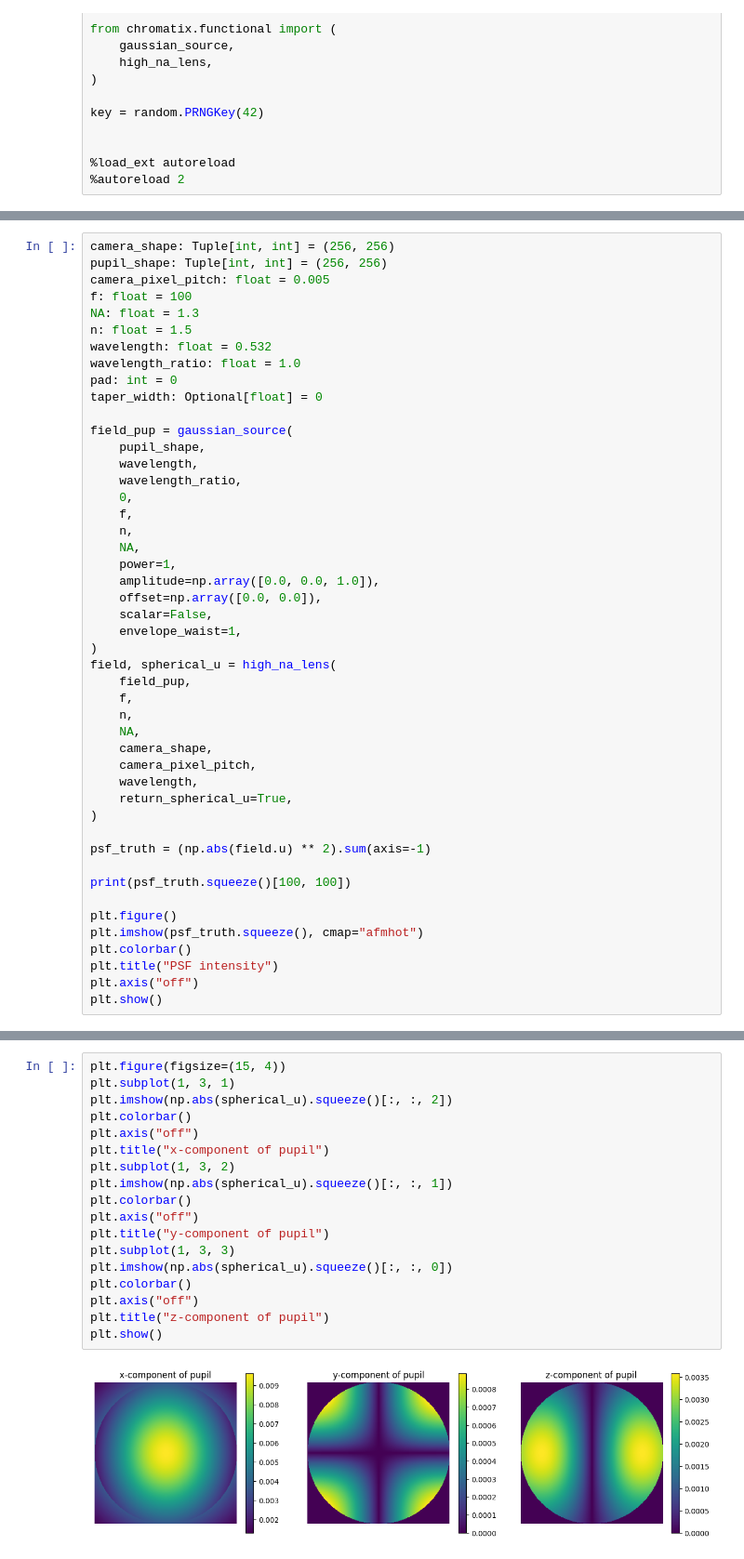
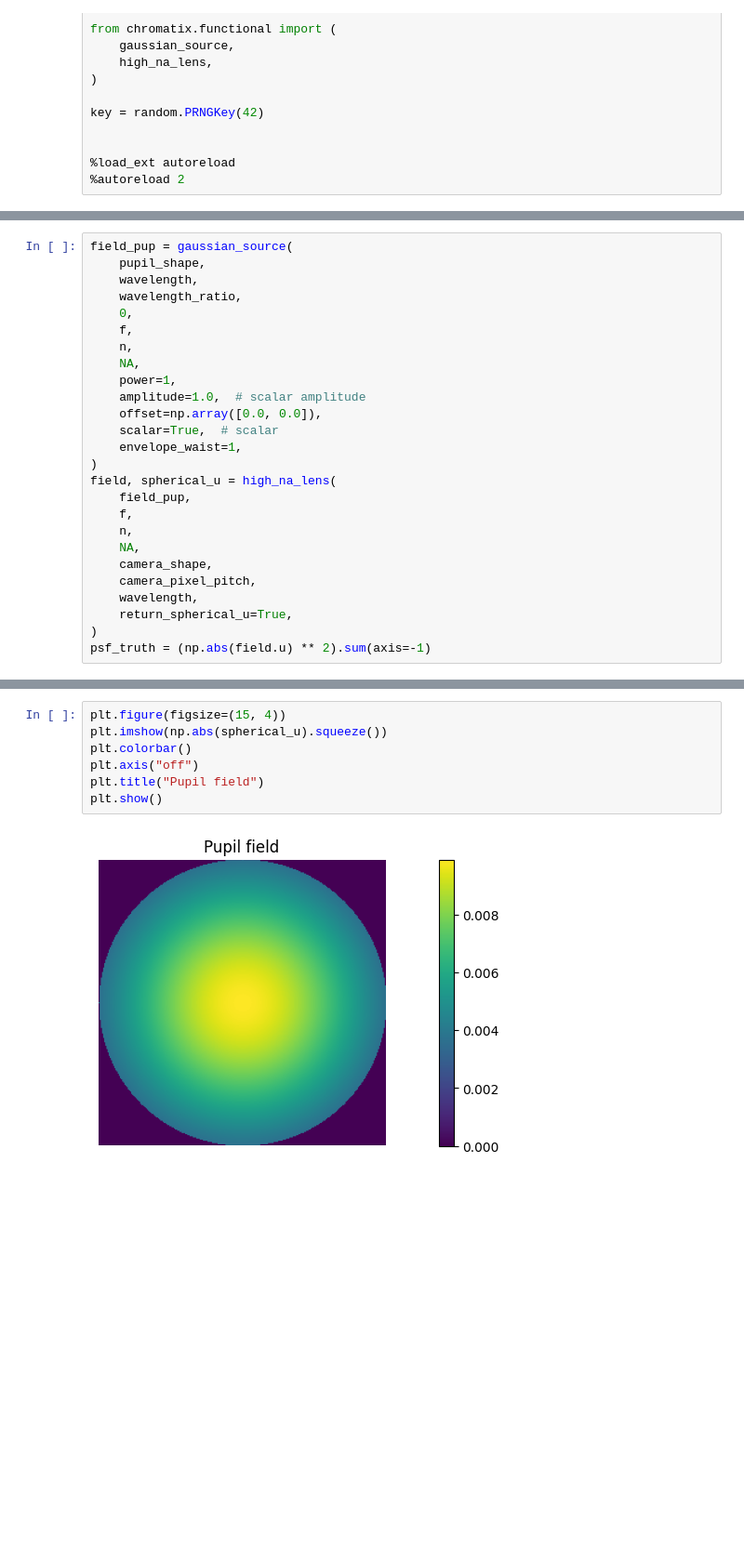
Before and after one commit to chromatix-team/chromatix, a Jupyter notebook: docs/examples/highNA_PSF.ipynb, the cells around one changed output, grey strips where cells are left out. Shown at 93% size. Saved outputs shown, nothing was run; the diff lists cells and outputs as text; blank space fills up the shorter version.

Commit message:
Make high NA codes work for scalar and vectorial

```diff
--- a/docs/examples/highNA_PSF.ipynb
+++ b/docs/examples/highNA_PSF.ipynb
@@ -24,15 +37,4 @@ key = random.PRNGKey(42)
 # %%
-camera_shape: Tuple[int, int] = (256, 256)
-pupil_shape: Tuple[int, int] = (256, 256)
-camera_pixel_pitch: float = 0.005
-f: float = 100
-NA: float = 1.3
-n: float = 1.5
-wavelength: float = 0.532
-wavelength_ratio: float = 1.0
-pad: int = 0
-taper_width: Optional[float] = 0
-
 field_pup = gaussian_source(
     pupil_shape,
     wavelength,
@@ -42,9 +44,9 @@ field_pup = gaussian_source(
     n,
     NA,
     power=1,
-    amplitude=np.array([0.0, 0.0, 1.0]),
+    amplitude=1.0,  # scalar amplitude
     offset=np.array([0.0, 0.0]),
-    scalar=False,
+    scalar=True,  # scalar
     envelope_waist=1,
 )
 field, spherical_u = high_na_lens(
@@ -57,14 +59,4 @@ field, spherical_u = high_na_lens(
     wavelength,
     return_spherical_u=True,
 )
-
 psf_truth = (np.abs(field.u) ** 2).sum(axis=-1)
-
-print(psf_truth.squeeze()[100, 100])
-
-plt.figure()
-plt.imshow(psf_truth.squeeze(), cmap="afmhot")
-plt.colorbar()
-plt.title("PSF intensity")
-plt.axis("off")
-plt.show()
@@ -74,20 +72,9 @@ plt.show()
 # %%
 plt.figure(figsize=(15, 4))
-plt.subplot(1, 3, 1)
-plt.imshow(np.abs(spherical_u).squeeze()[:, :, 2])
+plt.imshow(np.abs(spherical_u).squeeze())
 plt.colorbar()
 plt.axis("off")
-plt.title("x-component of pupil")
-plt.subplot(1, 3, 2)
-plt.imshow(np.abs(spherical_u).squeeze()[:, :, 1])
-plt.colorbar()
-plt.axis("off")
-plt.title("y-component of pupil")
-plt.subplot(1, 3, 3)
-plt.imshow(np.abs(spherical_u).squeeze()[:, :, 0])
-plt.colorbar()
-plt.axis("off")
-plt.title("z-component of pupil")
+plt.title("Pupil field")
 plt.show()
 # %% [output]
-[figure, old version]
+[figure, new version]
```
Also changed, not shown: parts of 8 cells of this notebook, 1 other file.
